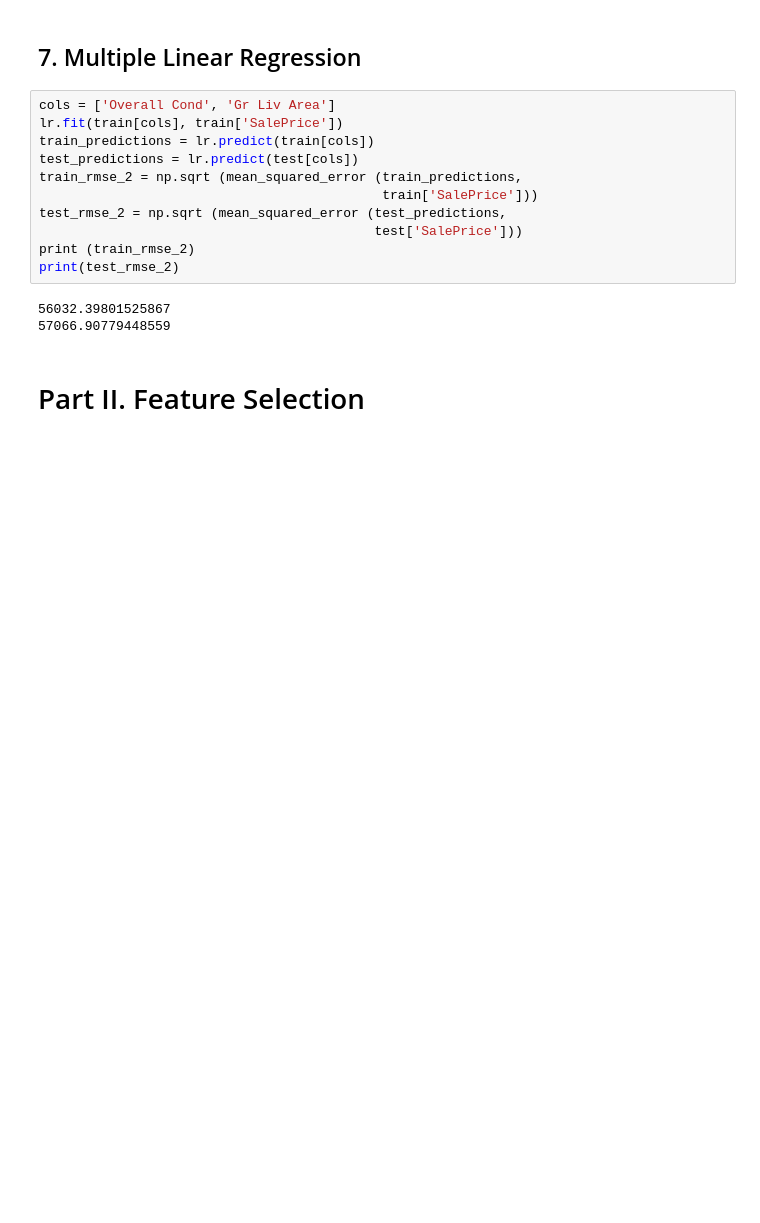
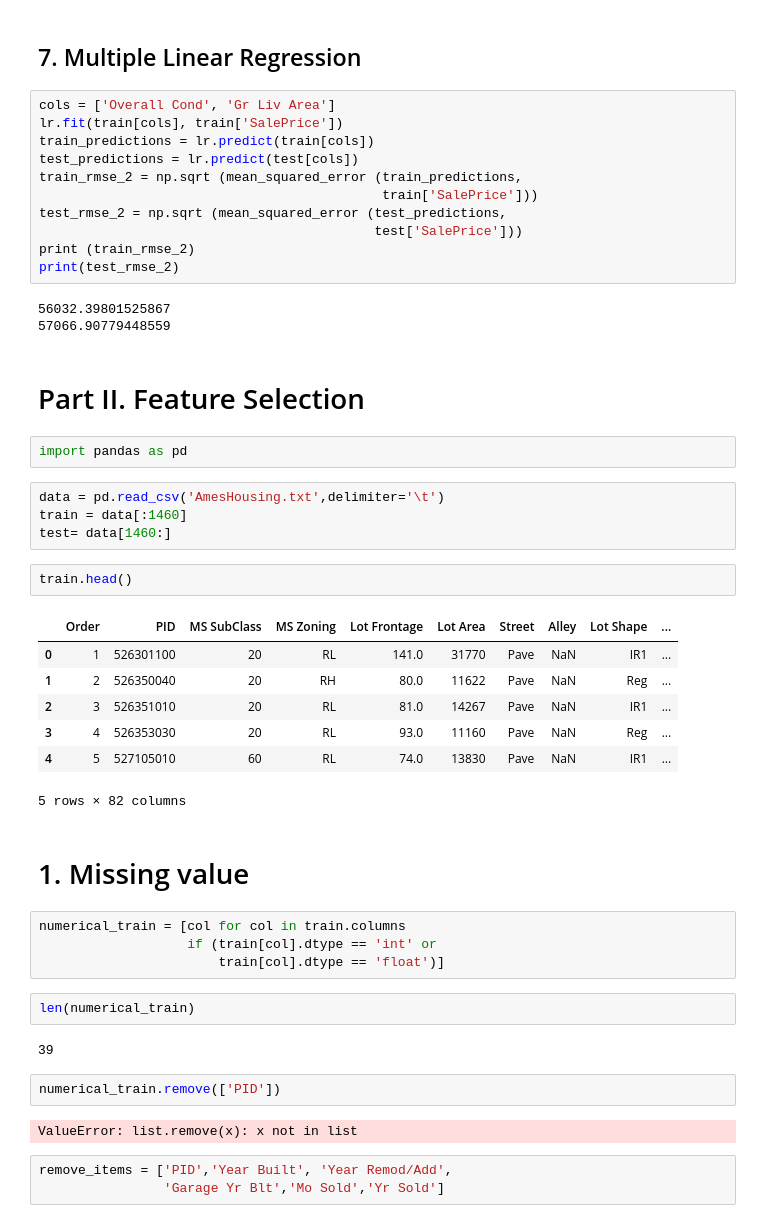
Before and after one commit to joeng2004/dataQuest, a Jupyter notebook: Part 7 ML Intro/Part7_2.ipynb, the cells around one changed output. Cells and saved outputs as stored; diff of their text form; blank space fills up the shorter version.

```diff
--- a/Part 7 ML Intro/Part7_2.ipynb
+++ b/Part 7 ML Intro/Part7_2.ipynb
@@ -91,3 +91,36 @@ print(test_rmse_2)
 57066.90779448559
 # %% [markdown]
 # Part II. Feature Selection
+# %%
+import pandas as pd
+# %%
+data = pd.read_csv('AmesHousing.txt',delimiter='\t')
+train = data[:1460]
+test= data[1460:]
+# %%
+train.head()
+# %% [output]
+|  | Order | PID | MS SubClass | MS Zoning | Lot Frontage | Lot Area | Street | Alley | Lot Shape | ... |
+| 0 | 1 | 526301100 | 20 | RL | 141.0 | 31770 | Pave | NaN | IR1 | ... |
+| 1 | 2 | 526350040 | 20 | RH | 80.0 | 11622 | Pave | NaN | Reg | ... |
+| 2 | 3 | 526351010 | 20 | RL | 81.0 | 14267 | Pave | NaN | IR1 | ... |
+| 3 | 4 | 526353030 | 20 | RL | 93.0 | 11160 | Pave | NaN | Reg | ... |
+| 4 | 5 | 527105010 | 60 | RL | 74.0 | 13830 | Pave | NaN | IR1 | ... |
+5 rows × 82 columns
+# %% [markdown]
+# 1. Missing value
+# %%
+numerical_train = [col for col in train.columns
+                   if (train[col].dtype == 'int' or
+                       train[col].dtype == 'float')]
+# %%
+len(numerical_train)
+# %% [output]
+39
+# %%
+numerical_train.remove(['PID'])
+# %% [output]
+ValueError: list.remove(x): x not in list
+# %%
+remove_items = ['PID','Year Built', 'Year Remod/Add',
+                'Garage Yr Blt','Mo Sold','Yr Sold']
```
Also changed, not shown: parts of 26 cells of this notebook, 10 other files.
